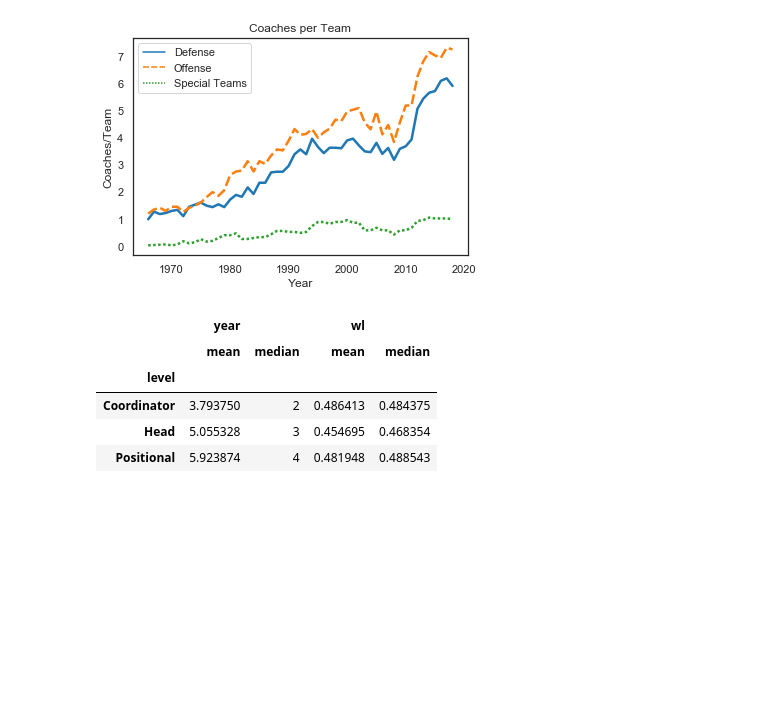
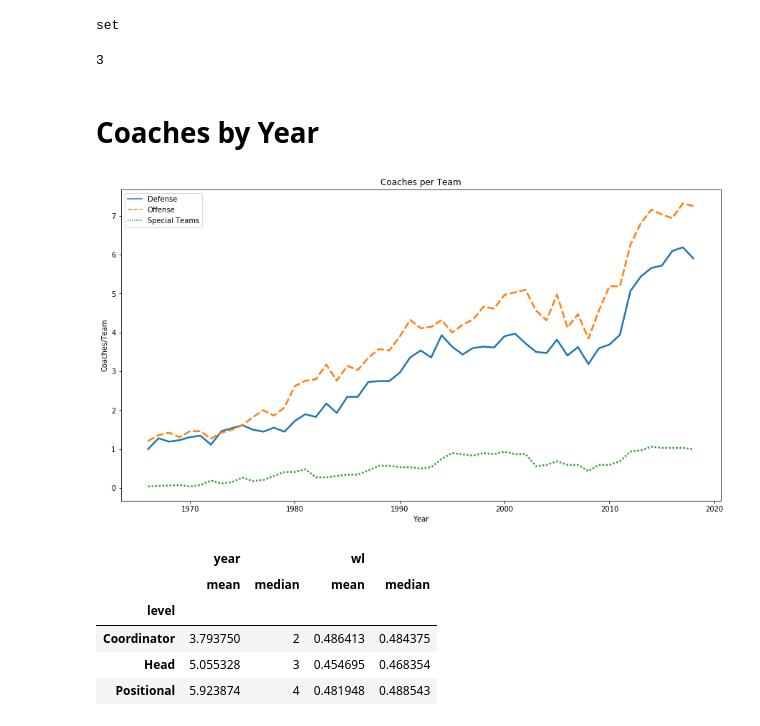
Before and after one commit to plee0117/Coaches, a Jupyter notebook: Graphs.ipynb, the cells around one changed output. Drawn from its saved outputs; the diff is of its cells as text; code cells hidden in the pictures; blank space fills up the shorter version.

```diff
--- a/Graphs.ipynb
+++ b/Graphs.ipynb
@@ -40,0 +188,4 @@ hp3 = pd.merge(head3,past3,how='right',on=['name','team','debut'])
+# %%
+type(related_to('Andy Reid'))
+# %% [output]
+set
@@ -41,10 +194,17 @@ hp3 = pd.merge(head3,past3,how='right',on=['name','team','debut'])
+# %%
+len(sdf)
+# %% [output]
+3
+# %% [markdown]
+# Coaches by Year
 # %%
+plt.figure(figsize=(15,8))
 no_coach = sns.lineplot(data=byyr_piv, palette="tab10", linewidth=2.5)
 no_coach.set(xlabel='Year', ylabel='Coaches/Team')
 no_coach.set_title('Coaches per Team')
 plt.show()
 # %% [output]
-[figure, old version]
+[figure, new version]
 # %%
 lyp.groupby('level').agg({'year':['mean','median'],'wl':['mean','median']})
 # %% [output]
```
Also changed, not shown: parts of 31 cells of this notebook.
